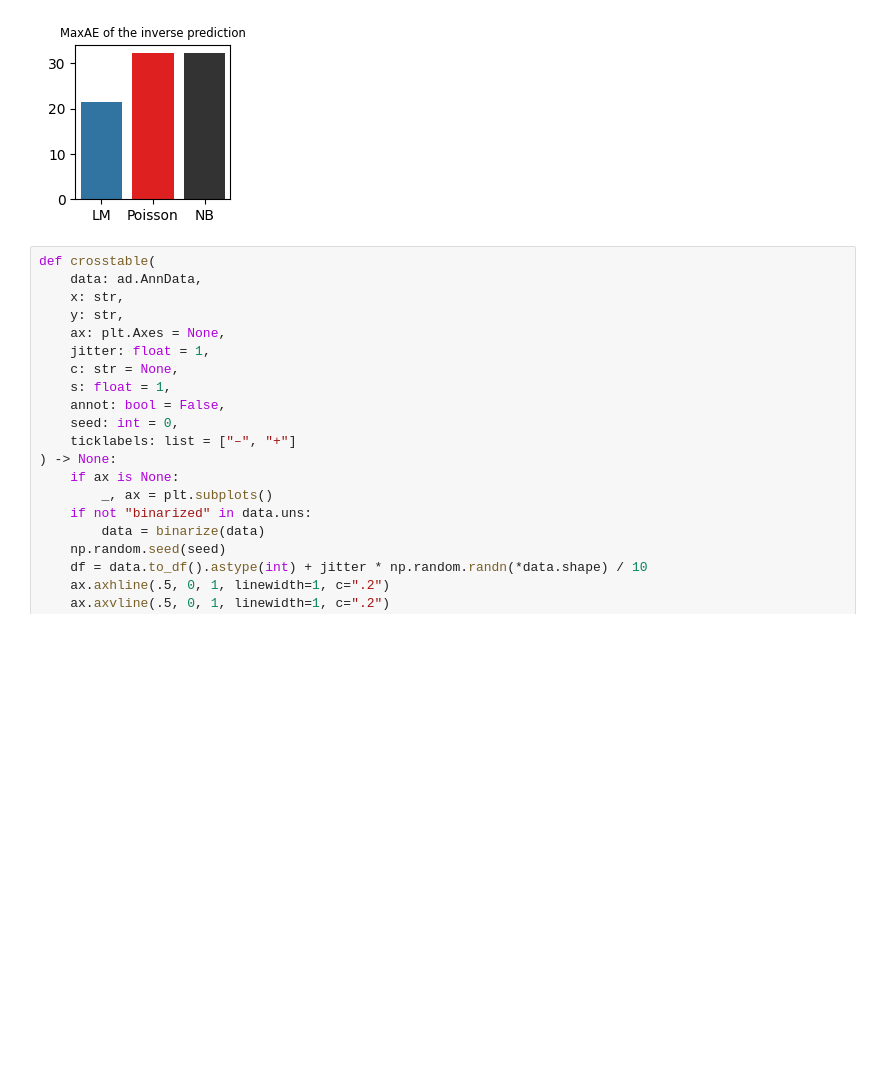
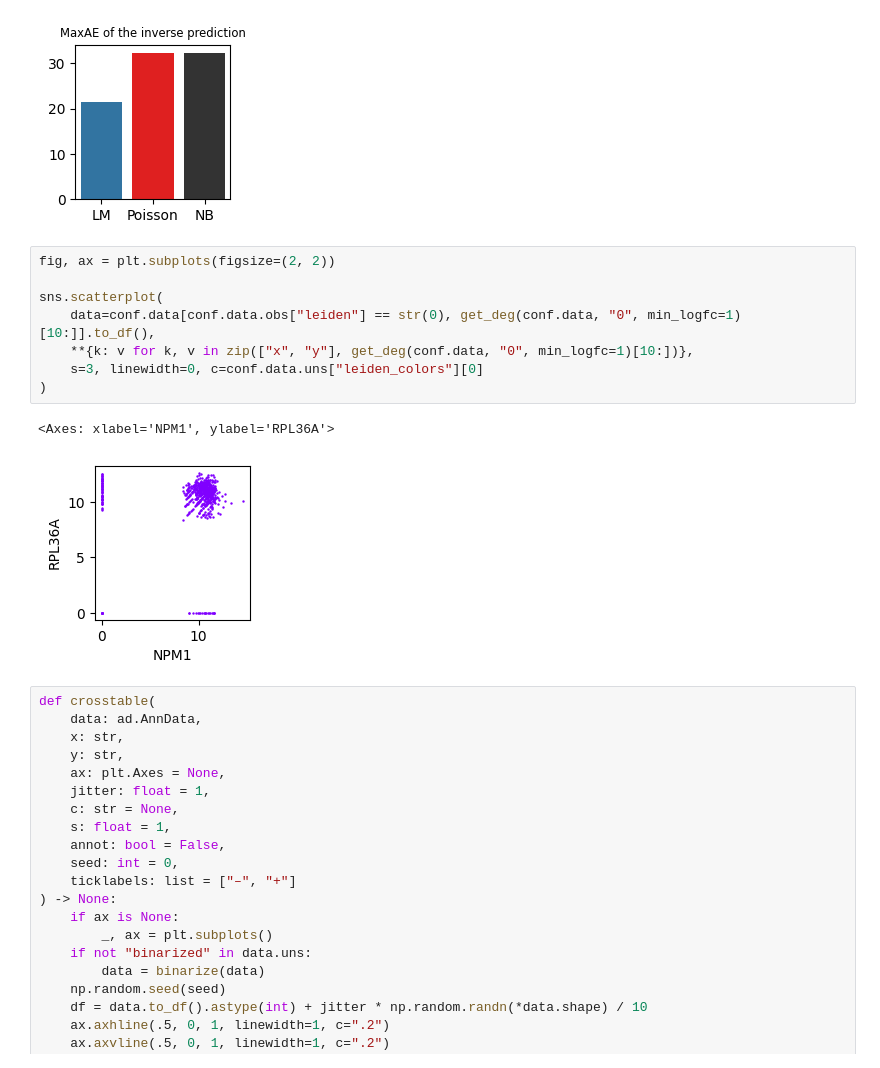
Before and after one commit to yo-aka-gene/grnet, a Jupyter notebook: docs/notebooks/pbmc3k_viz.ipynb, the cells around one changed output. Cells and saved outputs as stored; diff of their text form; blank space fills up the shorter version.

```diff
--- a/docs/notebooks/pbmc3k_viz.ipynb
+++ b/docs/notebooks/pbmc3k_viz.ipynb
@@ -823,6 +822,17 @@ ax.set_title("MaxAE of the inverse prediction", fontdict={"size": "small"})
 fig.savefig(f"{conf.export}/inv_maxae.png", **kwarg_savefig)
 # %% [output]
 [figure]
+# %%
+fig, ax = plt.subplots(figsize=(2, 2))
+
+sns.scatterplot(
+    data=conf.data[conf.data.obs["leiden"] == str(0), get_deg(conf.data, "0", min_logfc=1)[10:]].to_df(),
+    **{k: v for k, v in zip(["x", "y"], get_deg(conf.data, "0", min_logfc=1)[10:])},
+    s=3, linewidth=0, c=conf.data.uns["leiden_colors"][0]
+)
+# %% [output]
+<Axes: xlabel='NPM1', ylabel='RPL36A'>
+[figure, added]
 # %%
 def crosstable(
     data: ad.AnnData,
```
Also changed, not shown: parts of 7 cells of this notebook, 3 other files.
